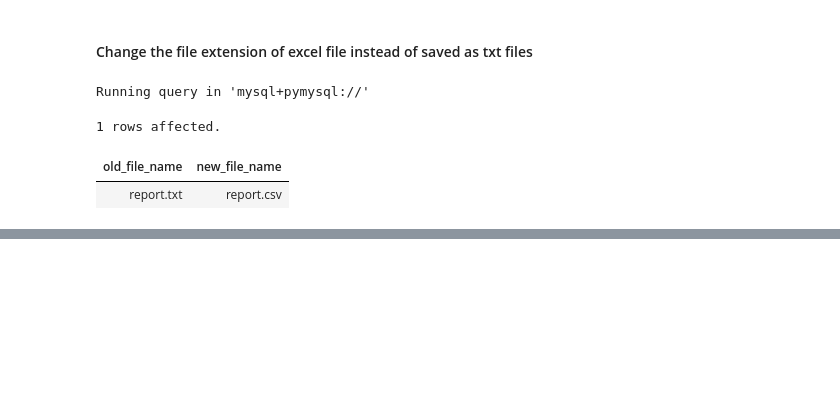
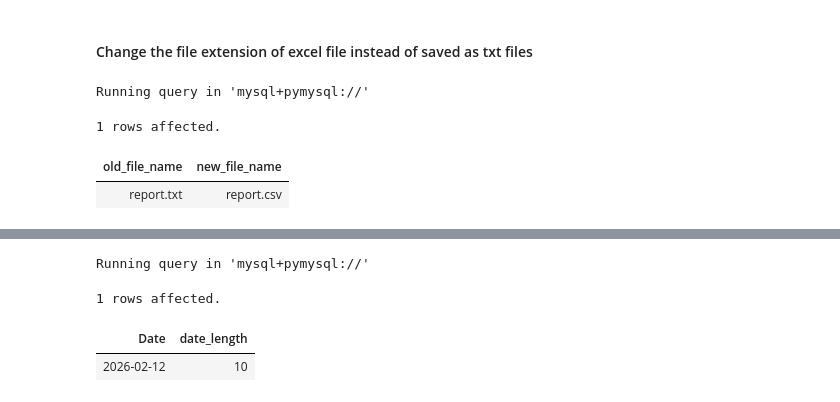
Before and after one commit to the-naman/Learn, a Jupyter notebook: SQL/SQL by Barra/My Notes/06. I - Row-Level Functions.ipynb, the cells around one changed output, grey strips where cells are left out. Cells and saved outputs as stored; diff of their text form; code cells hidden in the pictures; blank space fills up the shorter version.

```diff
--- a/SQL/SQL by Barra/My Notes/06. I - Row-Level Functions.ipynb
+++ b/SQL/SQL by Barra/My Notes/06. I - Row-Level Functions.ipynb
@@ -195,0 +196,8 @@ Running query in 'mysql+pymysql://'
+# %%
+%%sql
+select '2026-02-12' as Date, length('2026-02-12') as date_length;
+# %% [output]
+Running query in 'mysql+pymysql://'
+1 rows affected.
+| Date | date_length |
+| 2026-02-12 | 10 |
```
Also changed, not shown: parts of 2 cells of this notebook.
